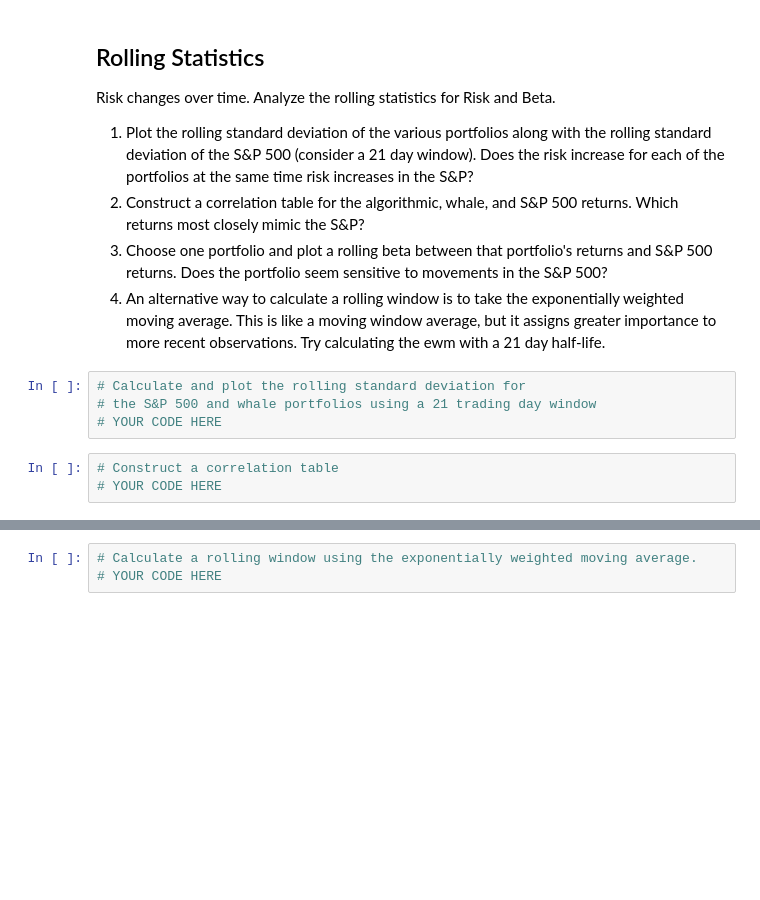
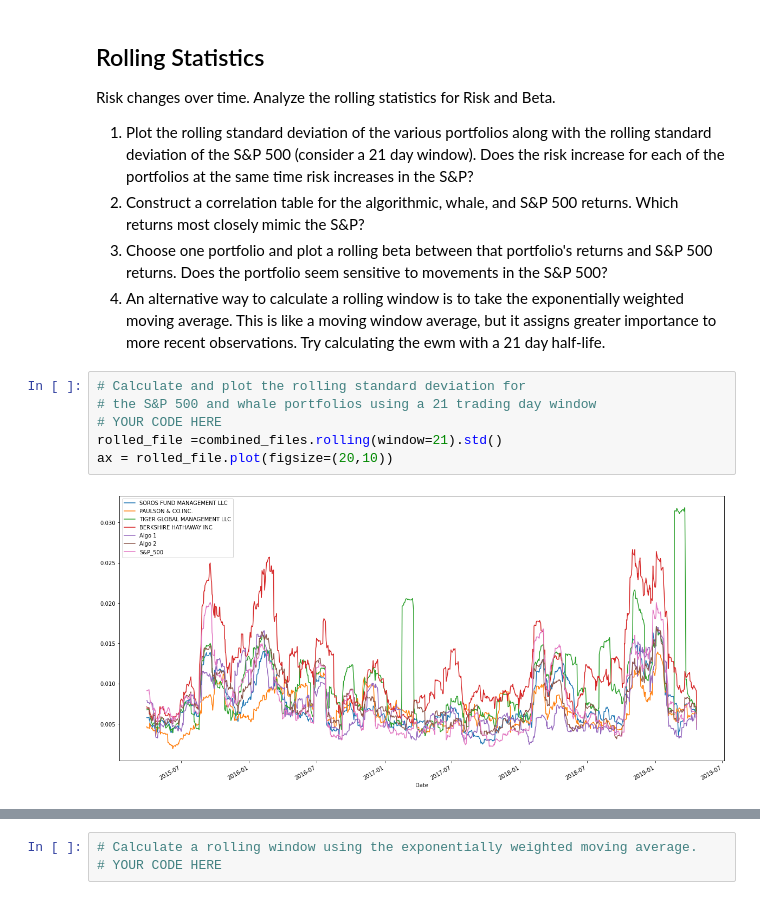
Before and after one commit to CacheKatch/quant_stats_portfolio, a Jupyter notebook: whale_analysis.ipynb, the cells around one changed output, grey strips where cells are left out. Drawn from its saved outputs; the diff is of its cells as text; blank space fills up the shorter version.

```diff
--- a/whale_analysis.ipynb
+++ b/whale_analysis.ipynb
@@ -267,7 +334,8 @@ Risk changes over time. Analyze the rolling statistics for Risk and Beta.
 # %%
 # Calculate and plot the rolling standard deviation for
 # the S&P 500 and whale portfolios using a 21 trading day window
 # YOUR CODE HERE
+rolled_file =combined_files.rolling(window=21).std()
+ax = rolled_file.plot(figsize=(20,10))
+# %% [output]
+[figure, added]
-# %%
-# Construct a correlation table
-# YOUR CODE HERE
```
Also changed, not shown: parts of 8 cells of this notebook.
